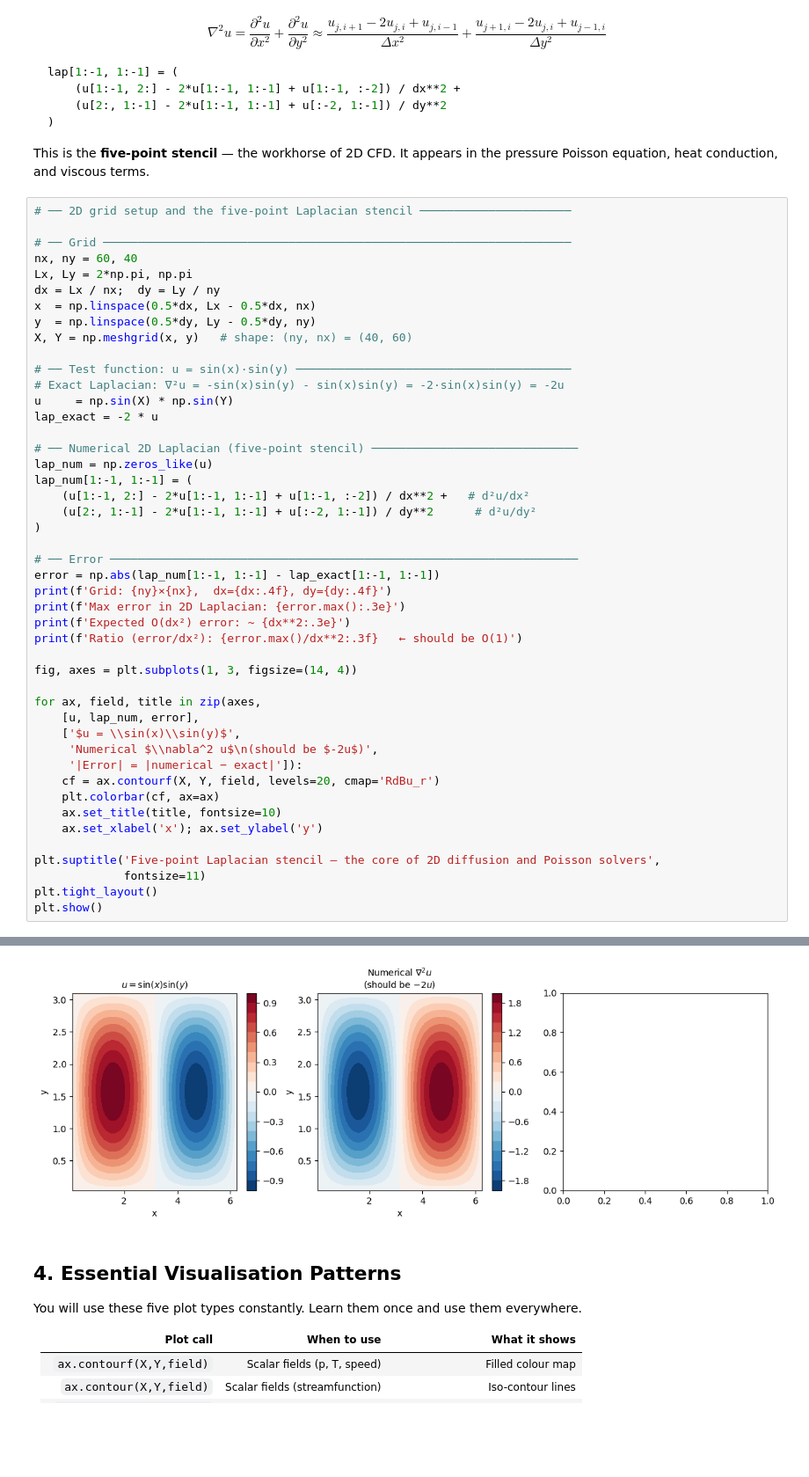
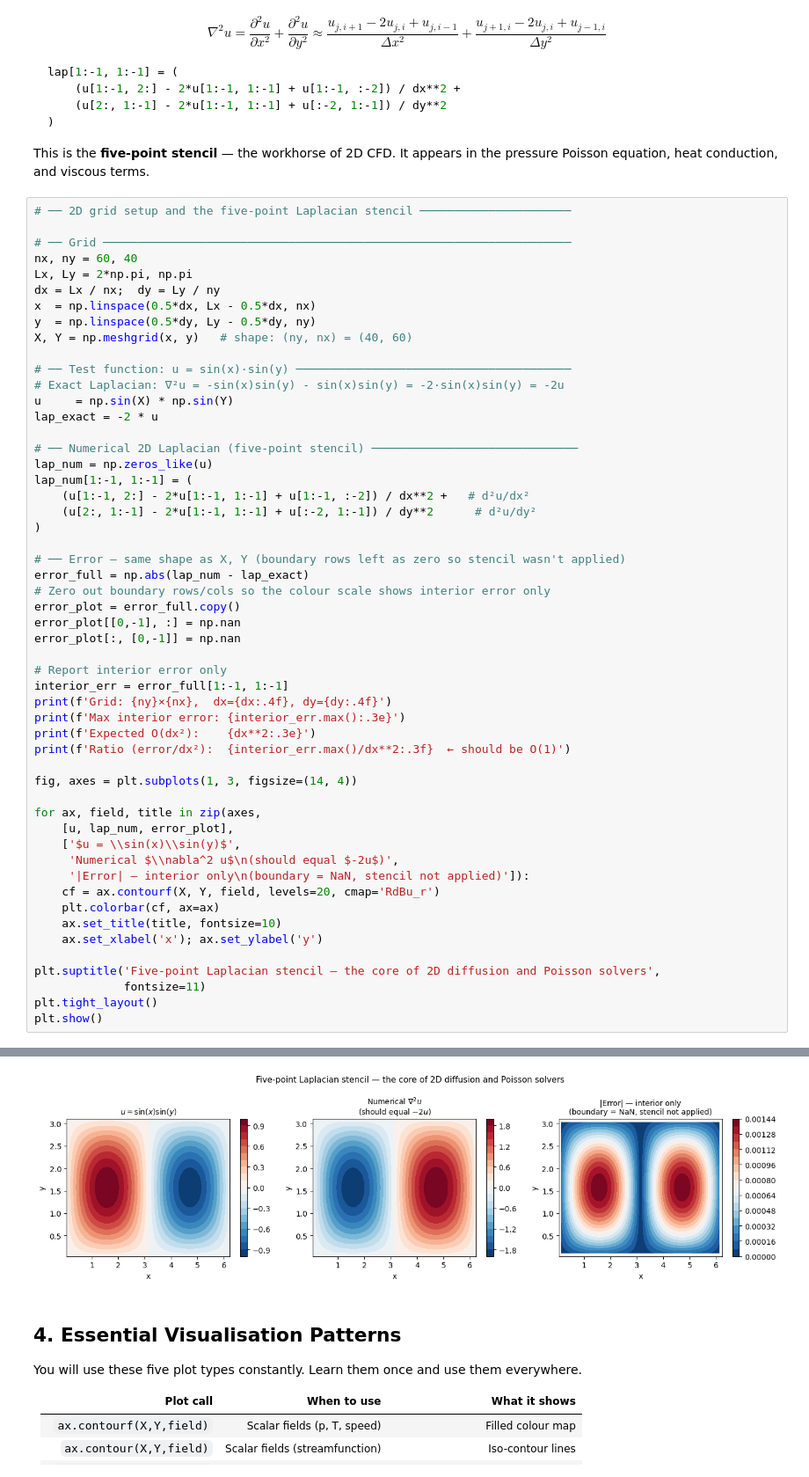
Before and after one commit to harishragul/cfd, a Jupyter notebook: curriculum/module_01_foundations/02_python_for_cfd.ipynb, the cells around one changed output, grey strips where cells are left out. Shown at 88% size. Cells and saved outputs as stored; diff of their text form; blank space fills up the shorter version.

```diff
--- a/curriculum/module_01_foundations/02_python_for_cfd.ipynb
+++ b/curriculum/module_01_foundations/02_python_for_cfd.ipynb
@@ -265,20 +265,27 @@ lap_num[1:-1, 1:-1] = (
     (u[2:, 1:-1] - 2*u[1:-1, 1:-1] + u[:-2, 1:-1]) / dy**2      # d²u/dy²
 )
 
-# ── Error ────────────────────────────────────────────────────────────────────
-error = np.abs(lap_num[1:-1, 1:-1] - lap_exact[1:-1, 1:-1])
+# ── Error — same shape as X, Y (boundary rows left as zero so stencil wasn't applied)
+error_full = np.abs(lap_num - lap_exact)
+# Zero out boundary rows/cols so the colour scale shows interior error only
+error_plot = error_full.copy()
+error_plot[[0,-1], :] = np.nan
+error_plot[:, [0,-1]] = np.nan
+
+# Report interior error only
+interior_err = error_full[1:-1, 1:-1]
 print(f'Grid: {ny}×{nx},  dx={dx:.4f}, dy={dy:.4f}')
-print(f'Max error in 2D Laplacian: {error.max():.3e}')
-print(f'Expected O(dx²) error: ~ {dx**2:.3e}')
-print(f'Ratio (error/dx²): {error.max()/dx**2:.3f}   ← should be O(1)')
+print(f'Max interior error: {interior_err.max():.3e}')
+print(f'Expected O(dx²):    {dx**2:.3e}')
+print(f'Ratio (error/dx²):  {interior_err.max()/dx**2:.3f}  ← should be O(1)')
 
 fig, axes = plt.subplots(1, 3, figsize=(14, 4))
 
 for ax, field, title in zip(axes,
-    [u, lap_num, error],
+    [u, lap_num, error_plot],
     ['$u = \\sin(x)\\sin(y)$',
-     'Numerical $\\nabla^2 u$\n(should be $-2u$)',
-     '|Error| = |numerical − exact|']):
+     'Numerical $\\nabla^2 u$\n(should equal $-2u$)',
+     '|Error| — interior only\n(boundary = NaN, stencil not applied)']):
     cf = ax.contourf(X, Y, field, levels=20, cmap='RdBu_r')
     plt.colorbar(cf, ax=ax)
     ax.set_title(title, fontsize=10)
@@ -297,4 +303,4 @@ TypeError: Shapes of x (40, 60) and z (38, 58) do not match
-[figure, old version]
+[figure, new version]
 # %% [markdown]
 ## 4. Essential Visualisation Patterns
 
```
Also changed, not shown: parts of 3 cells of this notebook.
